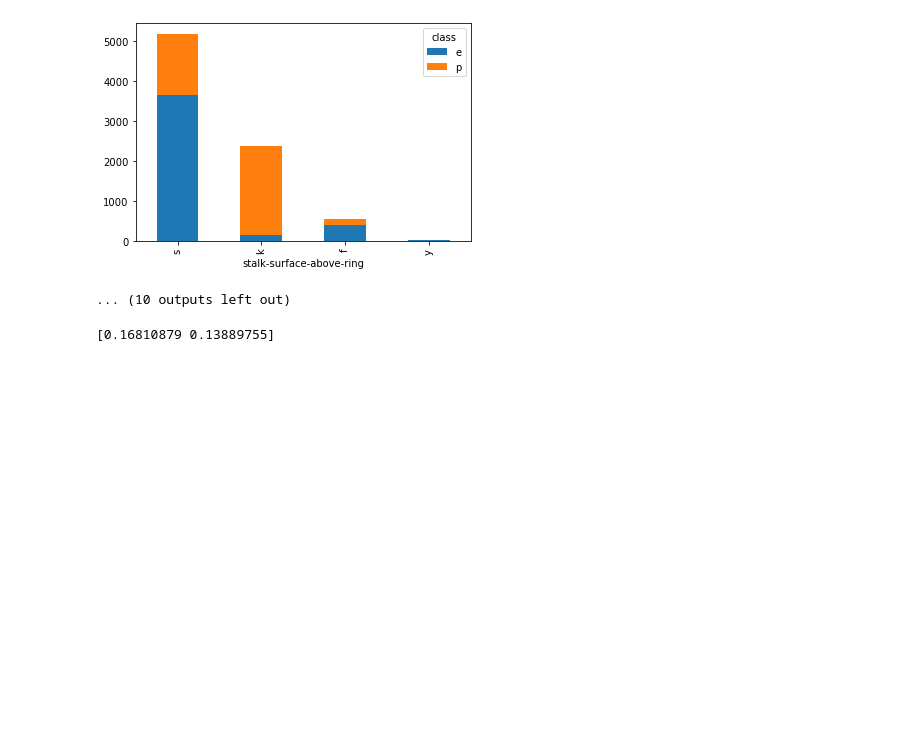
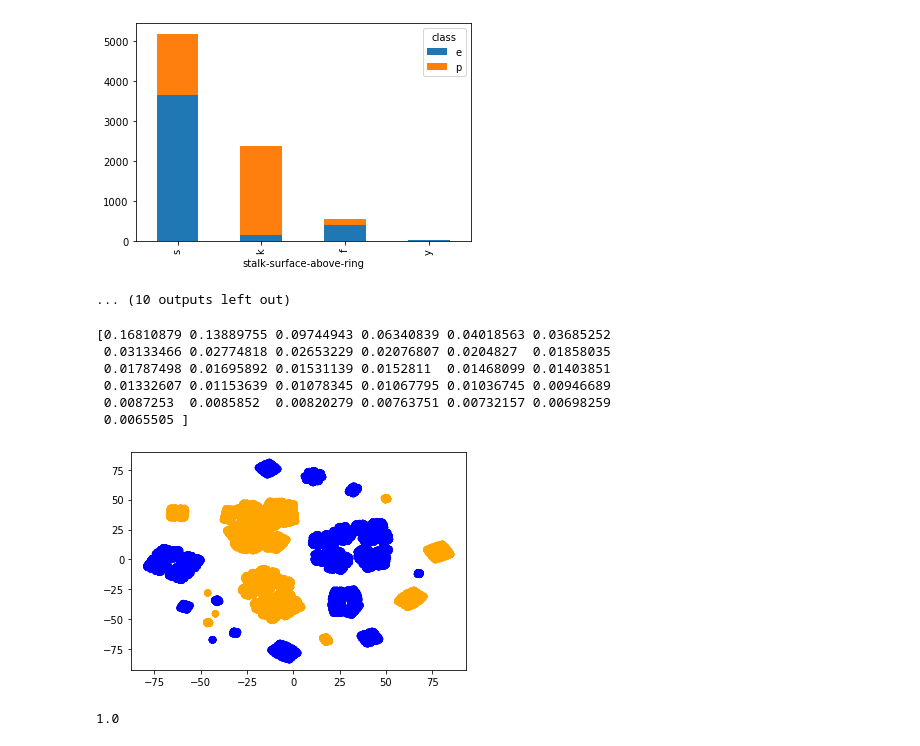
Before and after one commit to ellengrove/mushroom-lethality, a Jupyter notebook: analysis.ipynb, the cells around one changed output. Cells and saved outputs as stored; diff of their text form; code cells hidden in the pictures; blank space fills up the shorter version.

Commit message:
added PCA/TSNE/decision trees

```diff
--- a/analysis.ipynb
+++ b/analysis.ipynb
@@ -56,10 +57,15 @@ for column in mushrooms_df.columns[1:]:
 # %%
 from sklearn.decomposition import PCA
 
-pca = PCA(n_components=2)
+pca = PCA(n_components=.9)
 X = pd.get_dummies(mushrooms_df.drop(columns='class'))
 pca.fit(X)
 transformed = pca.transform(X)
 print(pca.explained_variance_ratio_)
 # %% [output]
-[0.16810879 0.13889755]
+[0.16810879 0.13889755 0.09744943 0.06340839 0.04018563 0.03685252
+ 0.03133466 0.02774818 0.02653229 0.02076807 0.0204827  0.01858035
+ 0.01787498 0.01695892 0.01531139 0.0152811  0.01468099 0.01403851
+ 0.01332607 0.01153639 0.01078345 0.01067795 0.01036745 0.00946689
+ 0.0087253  0.0085852  0.00820279 0.00763751 0.00732157 0.00698259
+ 0.0065505 ]
@@ -65,0 +74,11 @@ print(pca.explained_variance_ratio_)
+# %%
+from sklearn.manifold import TSNE
+
+X_tsne = TSNE(n_components=2, init='random', perplexity=10,random_state=9).fit_transform(X.values)
+# %%
+colors = ['orange' if classification == 'p' else 'blue' for classification in list(mushrooms_df['class'])]
+x_scatter = [coord[0] for coord in X_tsne]
+y_scatter = [coord[1] for coord in X_tsne]
+plt.scatter(x_scatter,y_scatter,c=colors);
+# %% [output]
+[figure, added]
@@ -65,0 +89,8 @@ print(pca.explained_variance_ratio_)
+# %%
+from sklearn.tree import DecisionTreeClassifier
+
+clf = DecisionTreeClassifier(random_state=9)
+clf.fit(X_train,y_train)
+clf.score(X_test,y_test)
+# %% [output]
+1.0
```
Also changed, not shown: parts of 5 cells of this notebook.
